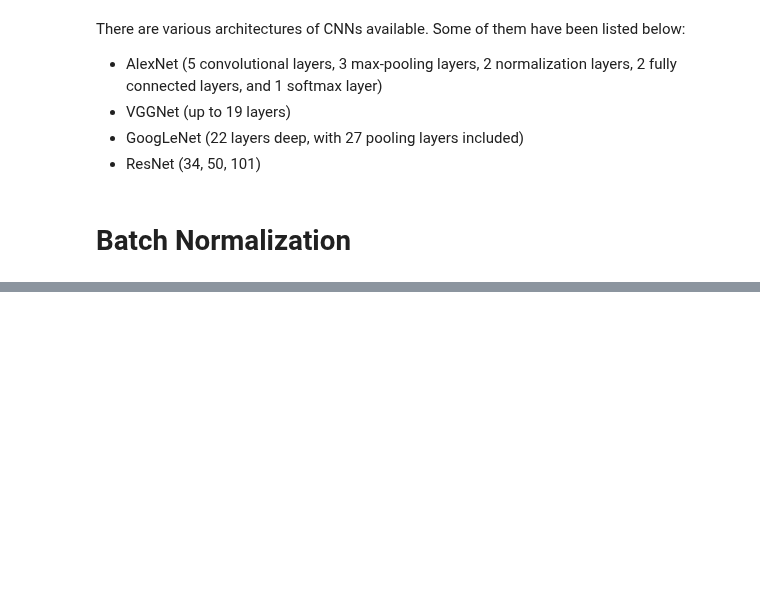
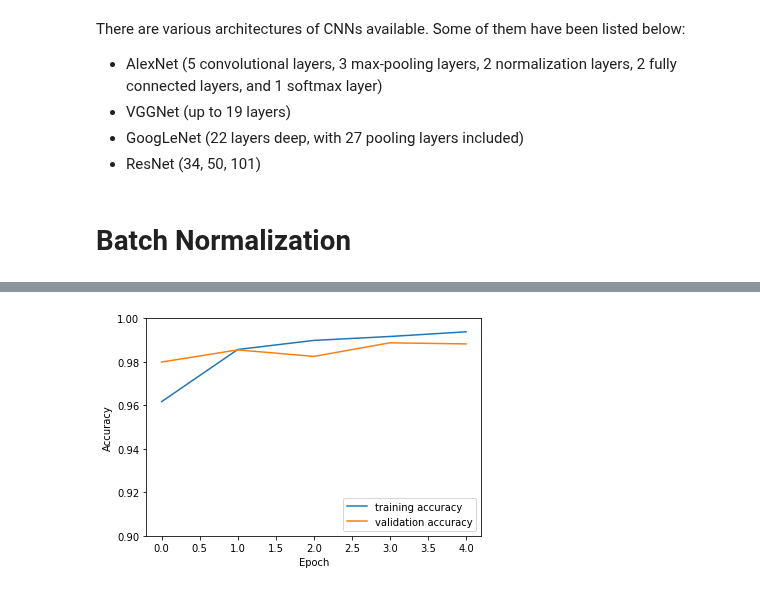
Before and after one commit to Amirosimani/Machine_Learning_Pratt, a Jupyter notebook: labs/lab_10.ipynb, the cells around one changed output, grey strips where cells are left out. Cells and saved outputs as stored; diff of their text form; code cells hidden in the pictures; blank space fills up the shorter version.

```diff
--- a/labs/lab_10.ipynb
+++ b/labs/lab_10.ipynb
@@ -345,9 +384,10 @@ historybn = model.fit(x_train, y_train, epochs=5,
 # %%
-plt.plot(history.history['accuracy'], label='training accuracy')
-plt.plot(history.history['val_accuracy'], label = 'validation accuracy')
+plt.plot(historybn.history['accuracy'], label='training accuracy')
+plt.plot(historybn.history['val_accuracy'], label = 'validation accuracy')
 plt.xlabel('Epoch')
 plt.ylabel('Accuracy')
 plt.ylim([0.9, 1])
 plt.legend(loc='lower right')
 
 test_loss, test_acc = model.evaluate(x_test, y_test, verbose=2)
+# %% [output]
@@ -354 +395,2 @@ test_loss, test_acc = model.evaluate(x_test, y_test, verbose=2)
+[figure, added]
 # %%
```
Also changed, not shown: parts of 14 cells of this notebook.
